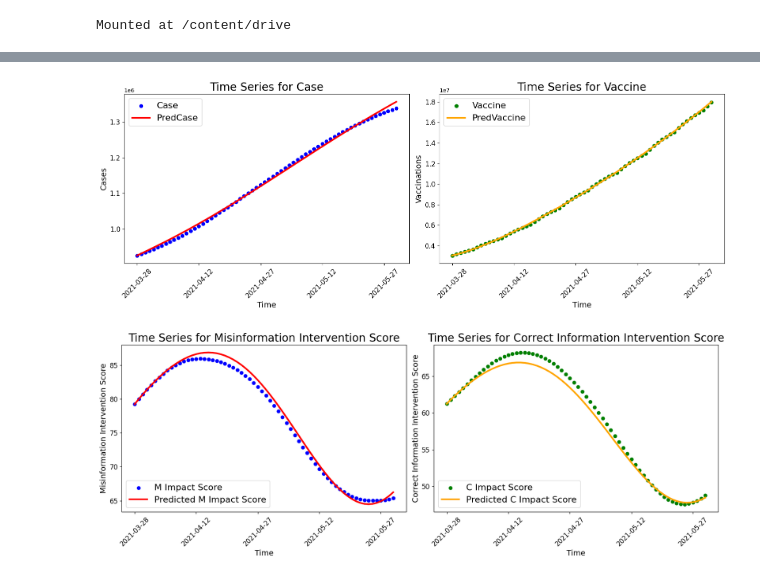
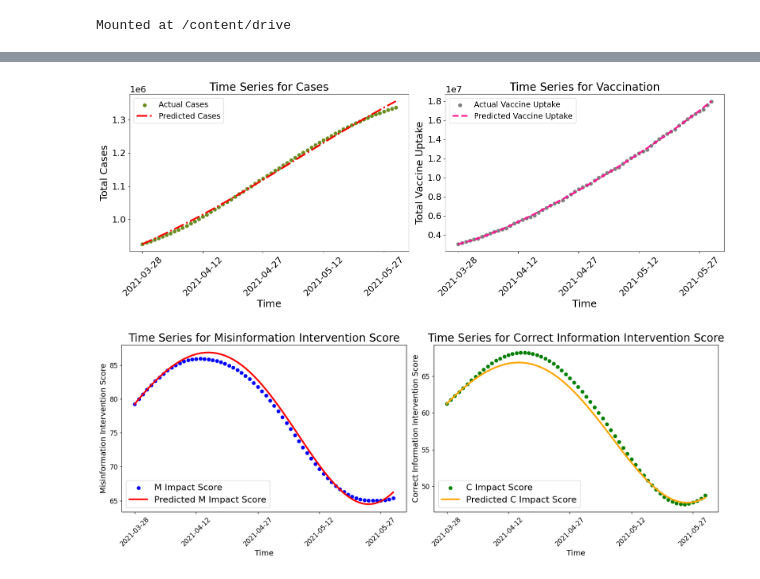
Before and after one commit to Nancy-Shi/Misinformation_DNN_Model, a Jupyter notebook: Plot_Beta_and_Nu_Series_First_Wave.ipynb, the cells around one changed output, grey strips where cells are left out. Cells and saved outputs as stored; diff of their text form; code cells hidden in the pictures.

```diff
--- a/Plot_Beta_and_Nu_Series_First_Wave.ipynb
+++ b/Plot_Beta_and_Nu_Series_First_Wave.ipynb
@@ -44,32 +79,34 @@ plt.show()
 # %%
 plt.figure(figsize=(16, 6))
 
 # First subplot: Case and PredCase
 plt.subplot(1, 2, 1)
-plt.scatter(df["date"], df["Case"], color="blue", label="Case")
-plt.plot(df["date"], df["PredCase"], linewidth=3, color="red", label="PredCase")
-plt.title(f"Time Series for Case", fontsize=20)
-plt.legend(prop={"size": 16}, loc="upper left")
-plt.xlabel('Time', fontsize=14)
-plt.ylabel('Cases', fontsize=14)
-plt.xticks(ticks=df["date"][::15], rotation=45, fontsize=12)
-plt.yticks(fontsize=12)
+plt.scatter(df["date"], df["Case"], color="olivedrab", label="Actual Cases")
+plt.plot(df["date"], df["PredCase"], linewidth=3, linestyle = "-.", color="red", label="Predicted Cases")
+plt.title(f"Time Series for Cases", fontsize=20)
+plt.legend(prop={"size": 14}, loc="upper left")
+plt.xlabel('Time', fontsize=18)
+plt.ylabel('Total Cases', fontsize=18)
+plt.xticks(ticks=df["date"][::15], rotation=45, fontsize=16)
+plt.yticks(fontsize=16)
+plt.gca().get_yaxis().offsetText.set_fontsize(16)
 
 # Second subplot: Vaccine and PredVaccine
 plt.subplot(1, 2, 2)
-plt.scatter(df["date"], df["Vaccine"],  color="green", label="Vaccine")
-plt.plot(df["date"], df["PredVaccine"], linewidth=3, color="orange", label="PredVaccine")
-plt.title(f"Time Series for Vaccine", fontsize=20)
-plt.legend(prop={"size": 16}, loc="upper left")
-plt.xlabel('Time', fontsize=14)
-plt.ylabel('Vaccinations', fontsize=14)
-plt.xticks(ticks=df["date"][::15], rotation=45, fontsize=12)
-plt.yticks(fontsize=12)
+plt.scatter(df["date"], df["Vaccine"],  color="grey", label="Actual Vaccine Uptake")
+plt.plot(df["date"], df["PredVaccine"], linewidth=3, linestyle = "--", color="deeppink", label="Predicted Vaccine Uptake")
+plt.title(f"Time Series for Vaccination", fontsize=20)
+plt.legend(prop={"size": 14}, loc="upper left")
+plt.xlabel('Time', fontsize=18)
+plt.ylabel('Total Vaccine Uptake', fontsize=18)
+plt.xticks(ticks=df["date"][::15], rotation=45, fontsize=16)
+plt.yticks(fontsize=16)
+plt.gca().get_yaxis().offsetText.set_fontsize(16)
 
 plt.tight_layout()
 plt.show()
 # %% [output]
-[figure, old version]
+[figure, new version]
 # %%
 df2 = pd.read_csv('/content/drive/My Drive/Misinformation_Project/neuralintervention.csv')
 # %%
```
Also changed, not shown: parts of 4 cells of this notebook.
